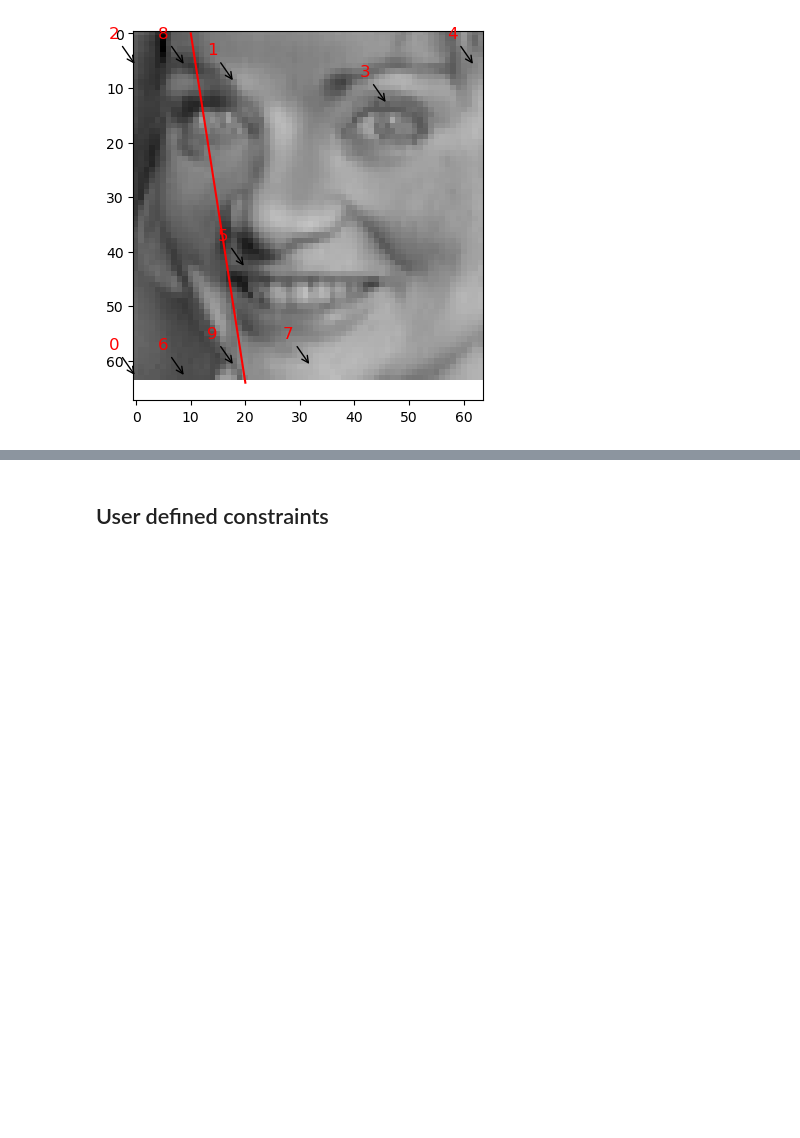
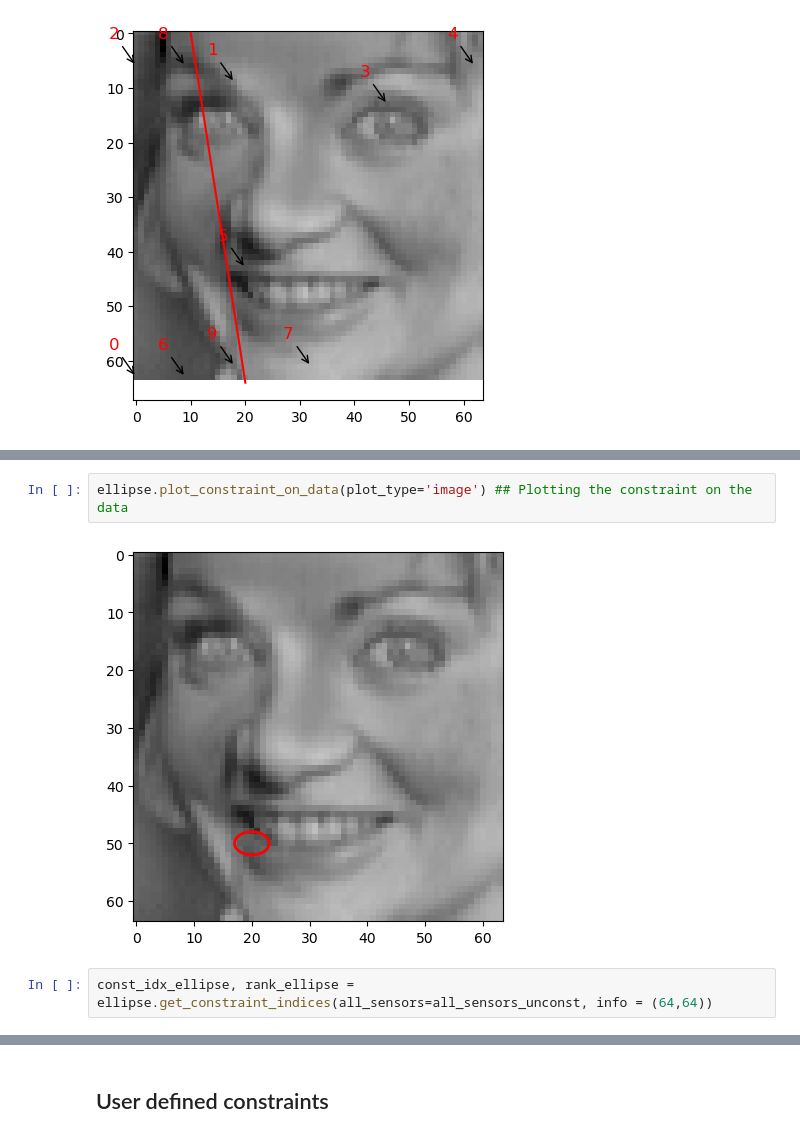
Before and after one commit to dynamicslab/pysensors, a Jupyter notebook: examples/functional_constraints_class.ipynb, the cells around one changed output, grey strips where cells are left out. Saved outputs shown, nothing was run; the diff lists cells and outputs as text; blank space fills up the shorter version.

```diff
--- a/examples/functional_constraints_class.ipynb
+++ b/examples/functional_constraints_class.ipynb
@@ -229,0 +237,6 @@ line1.annotate_sensors(sensors = top_sensors_line)
+# %%
+ellipse.plot_constraint_on_data(plot_type='image') ## Plotting the constraint on the data
+# %% [output]
+[figure, added]
+# %%
+const_idx_ellipse, rank_ellipse = ellipse.get_constraint_indices(all_sensors=all_sensors_unconst, info = (64,64))
```
Also changed, not shown: parts of 12 cells of this notebook, 2 other files.
